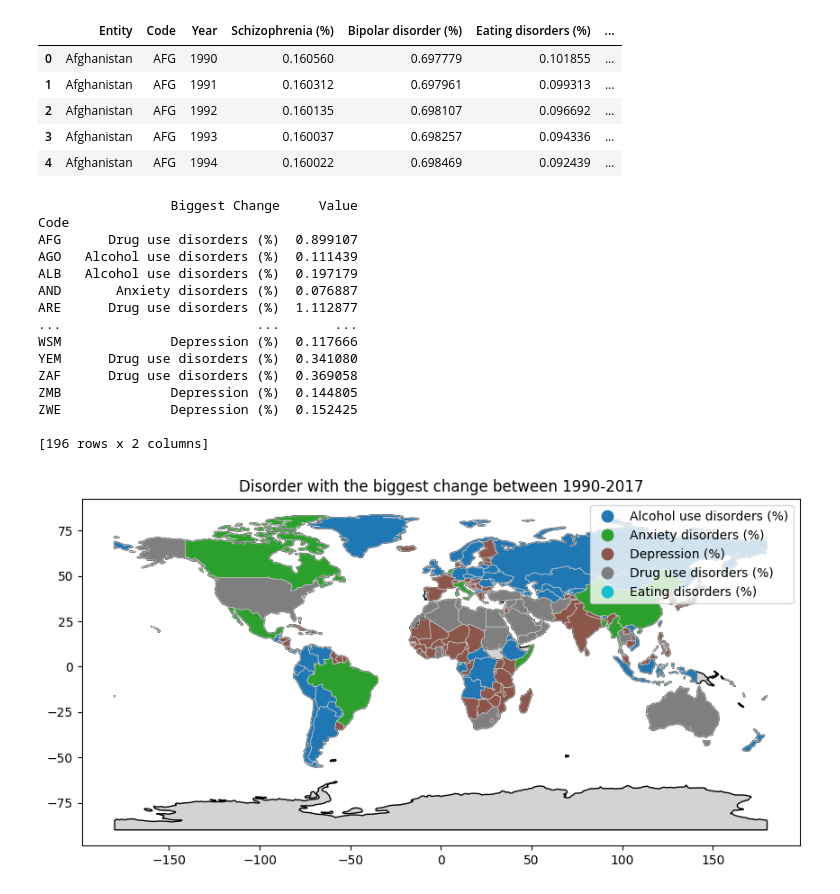
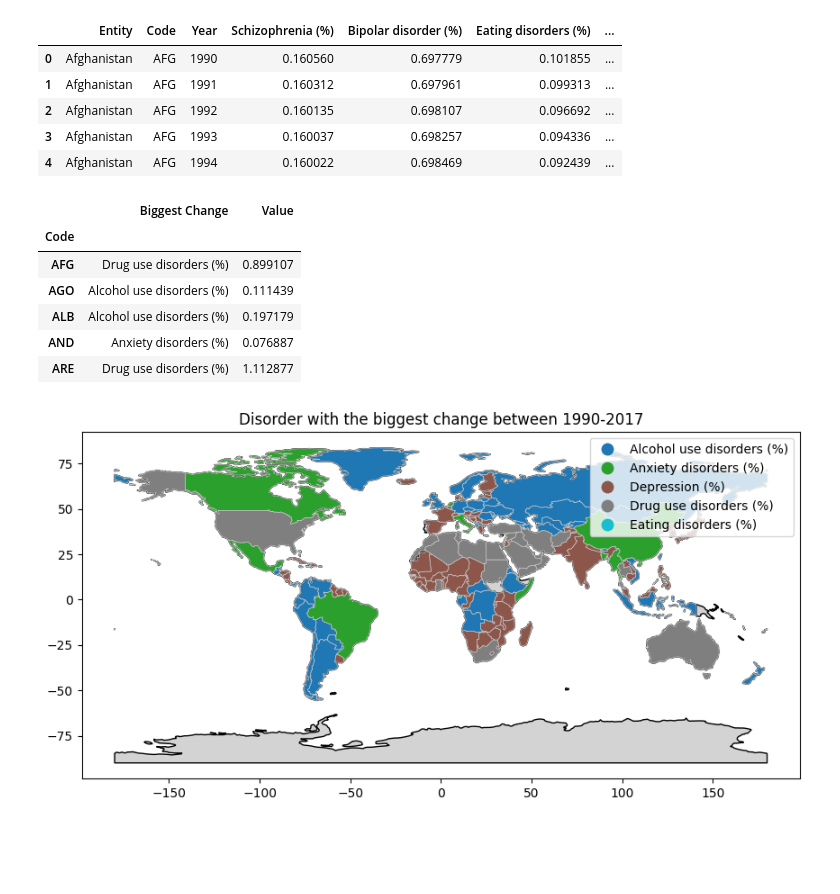
Before and after one commit to supernauth/mental_health_disorder, a Jupyter notebook: mental_health_disorder.ipynb, the cells around one changed output. Saved outputs shown, nothing was run; the diff lists cells and outputs as text; code cells hidden in the pictures; blank space fills up the shorter version.

```diff
--- a/mental_health_disorder.ipynb
+++ b/mental_health_disorder.ipynb
@@ -281,23 +281,16 @@ max_diff_column = diff_df.idxmax(axis=1)
 max_diff_value = diff_df.max(axis=1)
 
 result_df = pd.DataFrame({'Biggest Change': max_diff_column, 'Value': max_diff_value})
-print(result_df)
-# %% [output]
-                 Biggest Change     Value
-Code
-AFG      Drug use disorders (%)  0.899107
-AGO   Alcohol use disorders (%)  0.111439
-ALB   Alcohol use disorders (%)  0.197179
-AND       Anxiety disorders (%)  0.076887
-ARE      Drug use disorders (%)  1.112877
-...                         ...       ...
-WSM              Depression (%)  0.117666
-YEM      Drug use disorders (%)  0.341080
-ZAF      Drug use disorders (%)  0.369058
-ZMB              Depression (%)  0.144805
-ZWE              Depression (%)  0.152425
-
-[196 rows x 2 columns]
+# %%
+result_df.head()
+# %% [output]
+|  | Biggest Change | Value |
+| Code |  |  |
+| AFG | Drug use disorders (%) | 0.899107 |
+| AGO | Alcohol use disorders (%) | 0.111439 |
+| ALB | Alcohol use disorders (%) | 0.197179 |
+| AND | Anxiety disorders (%) | 0.076887 |
+| ARE | Drug use disorders (%) | 1.112877 |
 # %%
 world = gpd.read_file('dataset/natural_earth/ne_110m_admin_0_countries.shp')
 merged = world.merge(result_df, how='left', left_on='BRK_A3', right_on='Code')
```
Also changed, not shown: parts of 9 cells of this notebook.
